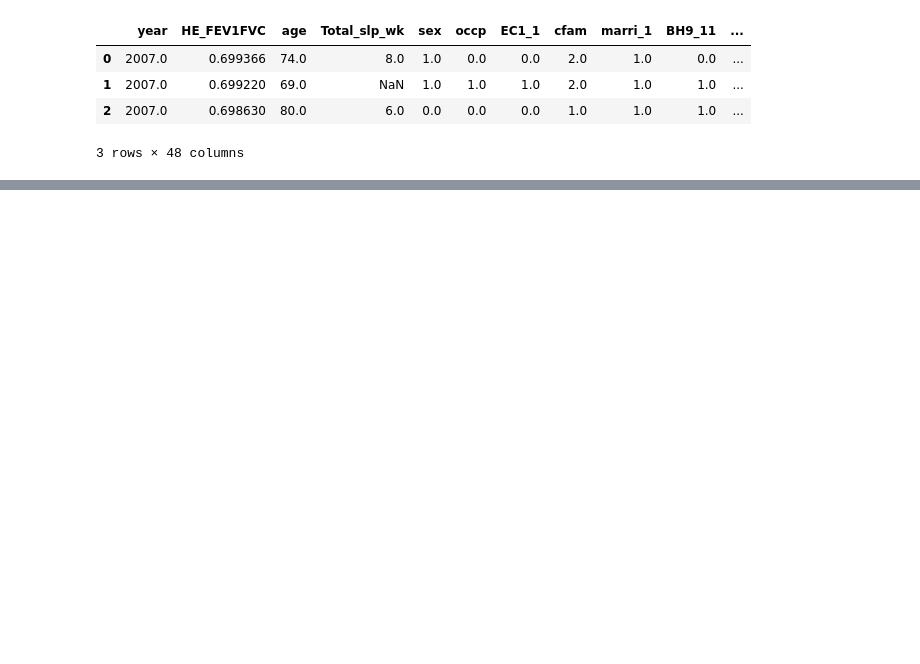
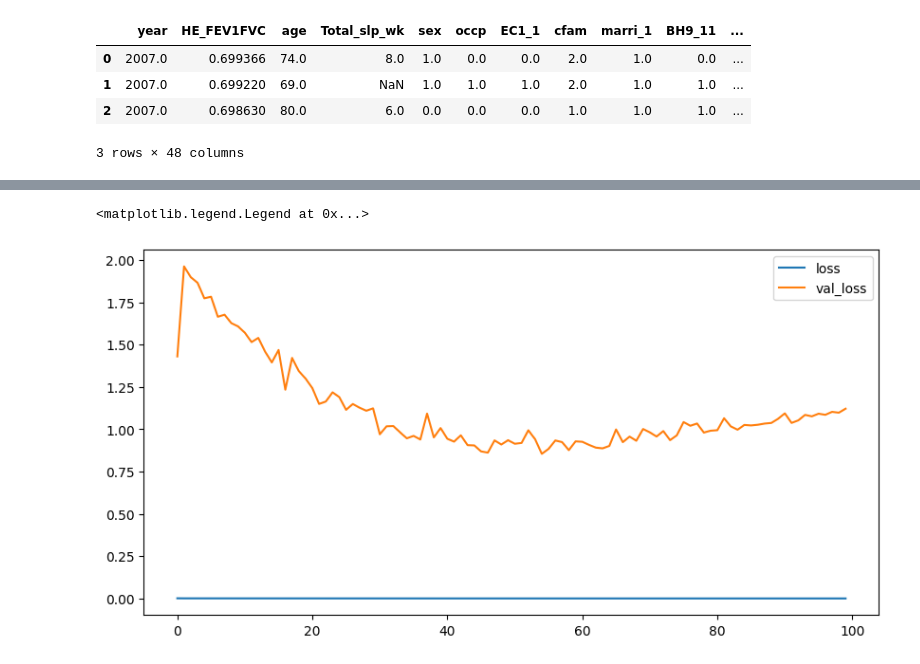
Before and after one commit to jhs-164179/Nurse__, a Jupyter notebook: [03]DL.ipynb, the cells around one changed output, grey strips where cells are left out. Saved outputs shown, nothing was run; the diff lists cells and outputs as text; code cells hidden in the pictures; blank space fills up the shorter version.

```diff
--- a/[03]DL.ipynb
+++ b/[03]DL.ipynb
@@ -34,6 +34,9 @@ df.head(3)
 | 1 | 2007.0 | 0.699220 | 69.0 | NaN | 1.0 | 1.0 | 1.0 | 2.0 | 1.0 | 1.0 | ... |
 | 2 | 2007.0 | 0.698630 | 80.0 | 6.0 | 0.0 | 0.0 | 0.0 | 1.0 | 1.0 | 1.0 | ... |
 3 rows × 48 columns
+# %%
+df.drop(['year', 'LQ1_mn'], axis=1, inplace=True)
+df = df[df['Total_slp_wk'] <= 24]
 # %%
 def make_targets(targets):
     return 1 if targets >=5 else 0
@@ -272,0 +361,8 @@ plt.legend(['acc', 'val_acc'])
+# %%
+plt.figure(figsize=(10, 5))
+plt.plot(hist.history['loss'])
+plt.plot(hist.history['val_loss'])
+plt.legend(['loss', 'val_loss'])
+# %% [output]
+<matplotlib.legend.Legend at 0x...>
+[figure, added]
```
Also changed, not shown: parts of 21 cells of this notebook, 3 other files.
